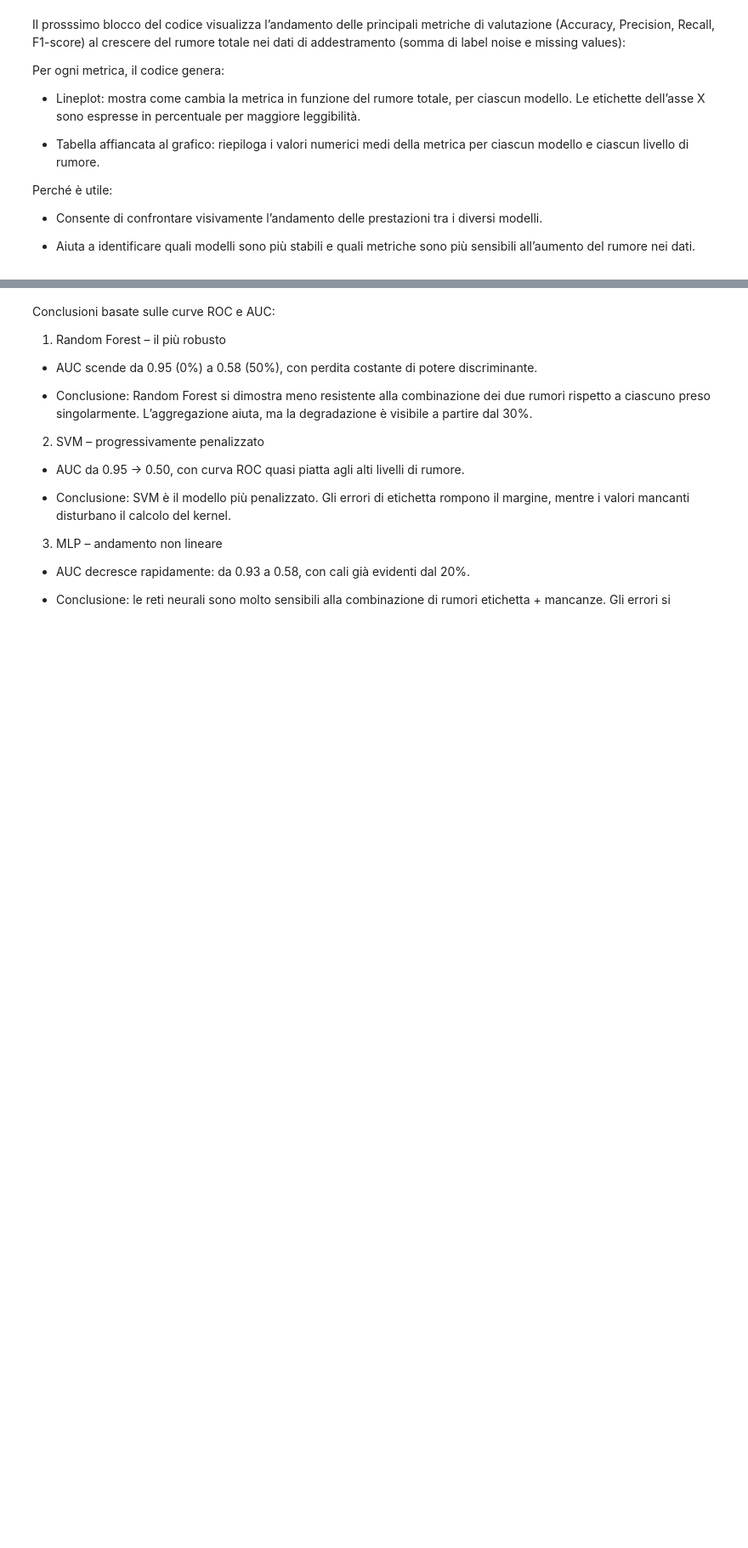
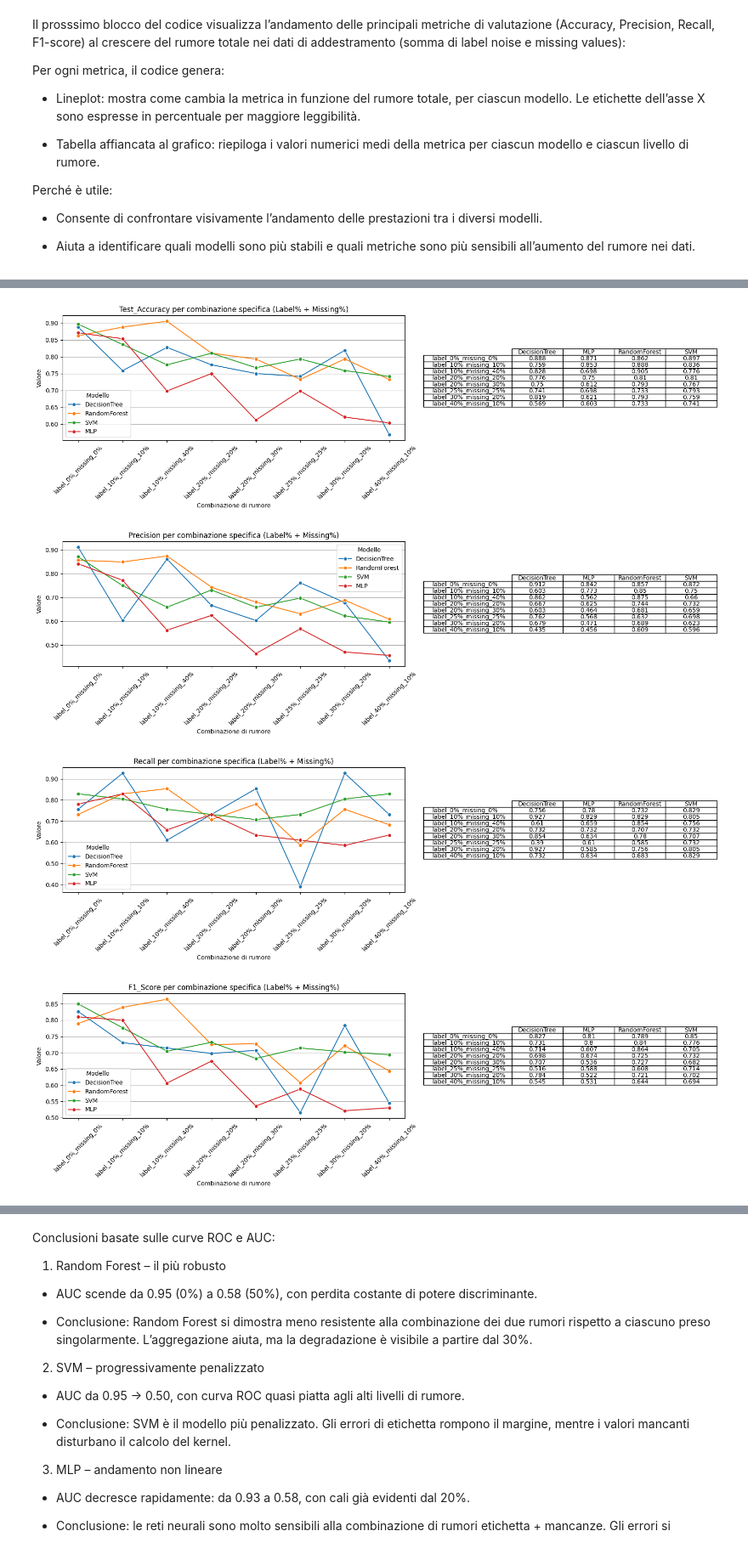
Before and after one commit to oleksandragolub/progetto-architettura-dati-with-ml, a Jupyter notebook: label_noise_with_missing_values.ipynb, the cells around one changed output, grey strips where cells are left out. Shown at 85% size. Saved outputs shown, nothing was run; the diff lists cells and outputs as text; code cells hidden in the pictures; blank space fills up the shorter version.

```diff
--- a/label_noise_with_missing_values.ipynb
+++ b/label_noise_with_missing_values.ipynb
@@ -1207,19 +1207,3 @@ Questo blocco del codice:
   - EPC vicino a 0: il modello è robusto o poco influenzato.
 
   - EPC positivo: il rumore migliora artificialmente le metriche (overfitting possibile).
-# %%
-# Calcola EPC
-results_df["Label_Noise_Level"] = results_df["Noise"].str.extract(r"label_(\d+)%").astype(float) / 100
-results_df["Missing_Level"] = results_df["Noise"].str.extract(r"missing_(\d+)%").astype(float) / 100
-
-results_df["Total_Noise"] = results_df["Label_Noise_Level"] + results_df["Missing_Level"]
-
-
-epc_values = results_df.groupby("Model").agg(
-    EPC=("Test_Accuracy", lambda acc: acc.corr(results_df.loc[acc.index, "Total_Noise"]))
-)
-epc_df = epc_values.reset_index()
-epc_df["EPC"] = epc_df["EPC"].round(3)
-
-# Visualizza la tabella
-display(epc_df)
@@ -1358 +1384,58 @@ L’analisi delle metriche di valutazione (Accuracy, Precision, Recall, F1-score
+# %%
+metriche = ["Test_Accuracy", "Precision", "Recall", "F1_Score"]
+
+# Teniamo solo le righe con Noise valorizzato e senza NaN nelle metriche
+valid_plot_df = results_df[
+    results_df["Noise"].notna() & results_df[metriche].notna().all(axis=1)
+].copy()
+
+# Ordina le etichette Noise in modo naturale (es. 0%_0%, 10%_10%, 10%_40%, ...)
+def parse_noise_key(noise_str):
+    # es: "label_10%_missing_40%" -> (10, 40)
+    parts = noise_str.split("_")
+    label = int(parts[1][:-1])
+    missing = int(parts[3][:-1])
+    return (label, missing)
+
+noise_order = sorted(valid_plot_df["Noise"].unique(), key=parse_noise_key)
+valid_plot_df["Noise"] = pd.Categorical(valid_plot_df["Noise"], categories=noise_order, ordered=True)
+
+for metrica in metriche:
+    # Figura con 2 colonne: grafico lineare + tabella
+    fig, axs = plt.subplots(1, 2, figsize=(16, 5), gridspec_kw={'width_ratios': [2, 1]})
+
+    # --- GRAFICO PER COMBINAZIONI SPECIFICHE ---
+    sns.lineplot(
+        data=valid_plot_df.sort_values("Noise"),
+        x="Noise", y=metrica, hue="Model", marker="o", ax=axs[0], errorbar=None
+    )
+    axs[0].set_title(f"{metrica} per combinazione specifica (Label% + Missing%)")
+    axs[0].set_xlabel("Combinazione di rumore")
+    axs[0].set_ylabel("Valore")
+    axs[0].tick_params(axis='x', rotation=45)
+    axs[0].yaxis.set_major_formatter(mtick.FormatStrFormatter('%.2f'))
+    axs[0].grid(True, axis='y')
+    axs[0].legend(title="Modello")
+
+    # --- TABELLA (righe = combinazioni Noise; colonne = modelli) ---
+    pivot_data = valid_plot_df.pivot(index="Noise", columns="Model", values=metrica).loc[noise_order]
+    axs[1].axis('off')
+    table = axs[1].table(
+        cellText=pivot_data.round(3).values,
+        rowLabels=pivot_data.index.astype(str),
+        colLabels=pivot_data.columns,
+        loc='center',
+        cellLoc='center'
+    )
+    table.auto_set_font_size(False)
+    table.set_fontsize(10)
+    table.scale(1.2, 1.2)
+
+    plt.tight_layout()
+    plt.show()
+# %% [output]
+[figure, added]
+[figure, added]
+[figure, added]
+[figure, added]
 # %% [markdown]
```
Also changed, not shown: parts of 14 cells of this notebook.
